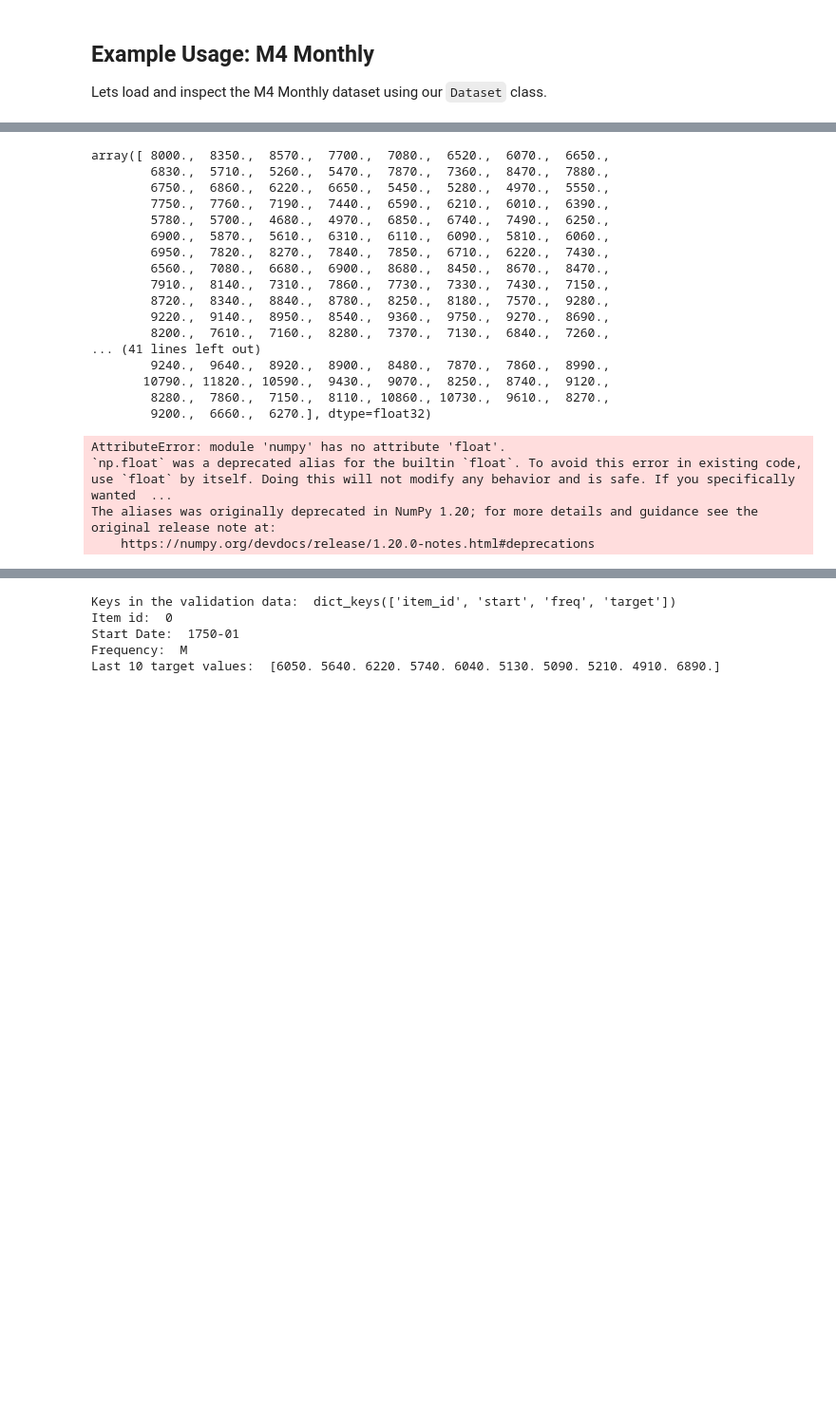
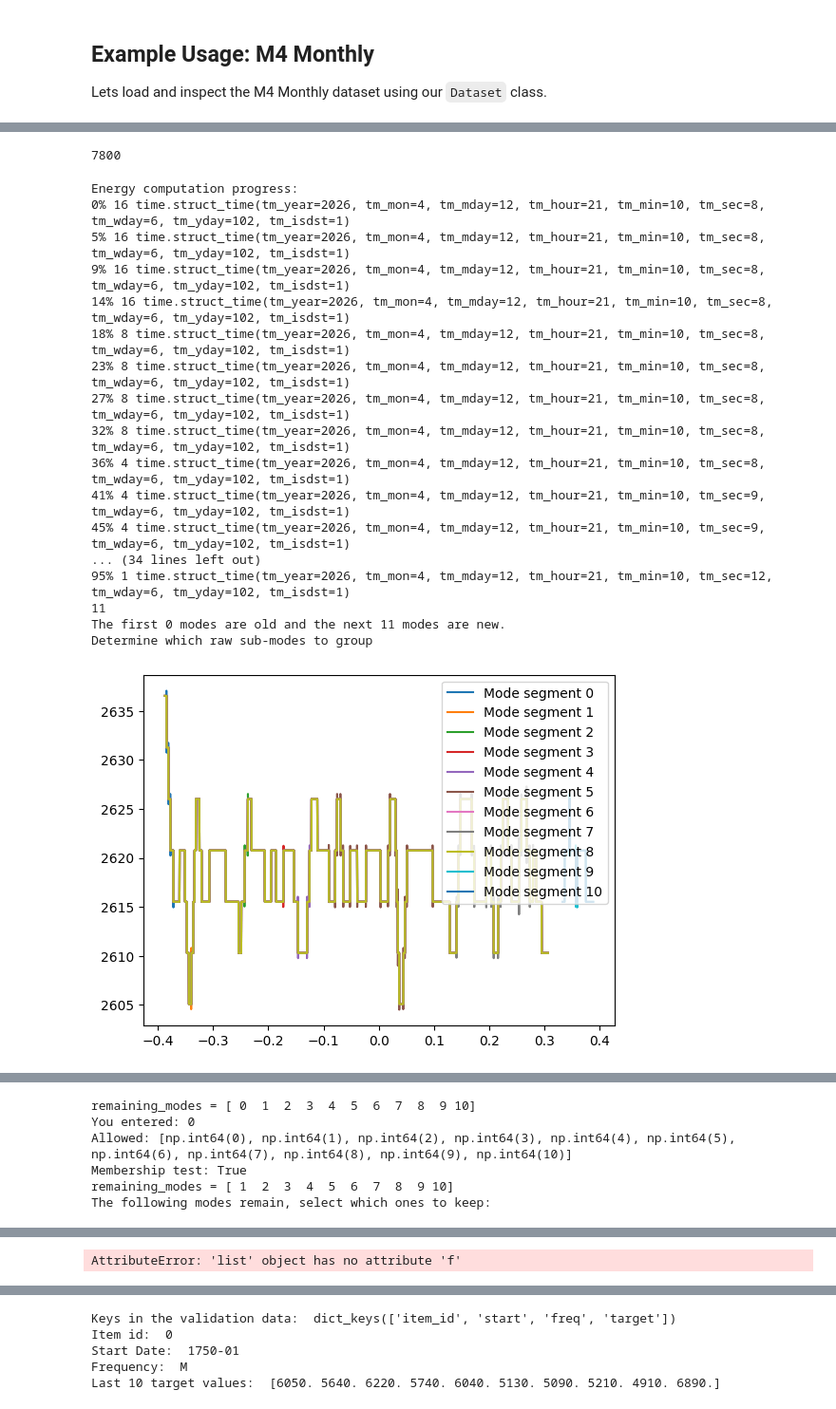
Before and after one commit to jonghyeon1998/KMD-Time-Series, a Jupyter notebook: experiments/dataset.ipynb, the cells around one changed output, grey strips where cells are left out. Shown at 95% size. Cells and saved outputs as stored; diff of their text form; code cells hidden in the pictures; blank space fills up the shorter version.

```diff
--- a/experiments/dataset.ipynb
+++ b/experiments/dataset.ipynb
@@ -100,7 +103,7 @@ Lets load and inspect the M4 Monthly dataset using our `Dataset` class.
 from gluonts.dataset.util import to_pandas
 import matplotlib.pyplot as plt
 
-ds_name = "m4_monthly"  # Name of the dataset
+ds_name = "solar/H"  # Name of the dataset
 to_univariate = False  # Whether to convert the data to univariate
 term = "short"  # Term of the dataset
 
@@ -139,34 +142,32 @@ Last 10 target values:  [ 7860.  7150.  8110. 10860. 10730.  9610.  8270.  9200.
-# %%
-signal
-# %% [output]
-array([ 8000.,  8350.,  8570.,  7700.,  7080.,  6520.,  6070.,  6650.,
-        6830.,  5710.,  5260.,  5470.,  7870.,  7360.,  8470.,  7880.,
-        6750.,  6860.,  6220.,  6650.,  5450.,  5280.,  4970.,  5550.,
-        7750.,  7760.,  7190.,  7440.,  6590.,  6210.,  6010.,  6390.,
-        5780.,  5700.,  4680.,  4970.,  6850.,  6740.,  7490.,  6250.,
-        6900.,  5870.,  5610.,  6310.,  6110.,  6090.,  5810.,  6060.,
-        6950.,  7820.,  8270.,  7840.,  7850.,  6710.,  6220.,  7430.,
-        6560.,  7080.,  6680.,  6900.,  8680.,  8450.,  8670.,  8470.,
-        7910.,  8140.,  7310.,  7860.,  7730.,  7330.,  7430.,  7150.,
-        8720.,  8340.,  8840.,  8780.,  8250.,  8180.,  7570.,  9280.,
-        9220.,  9140.,  8950.,  8540.,  9360.,  9750.,  9270.,  8690.,
-        8200.,  7610.,  7160.,  8280.,  7370.,  7130.,  6840.,  7260.,
-... (41 lines left out)
-        9240.,  9640.,  8920.,  8900.,  8480.,  7870.,  7860.,  8990.,
-       10790., 11820., 10590.,  9430.,  9070.,  8250.,  8740.,  9120.,
-        8280.,  7860.,  7150.,  8110., 10860., 10730.,  9610.,  8270.,
-        9200.,  6660.,  6270.], dtype=float32)
+# %%
+signal = train_data['target']
+T_len = len(signal)
+print(T_len)
+# %% [output]
+7800
 # %%
-signal = train_data['target']
-T_len = len(signal)
-t_mesh = np.arange(T_len, dtype=float)
+t_mesh = np.arange(T_len, dtype=float)/10000
 wave_params = ['unk',15]
 alpha = 25.0
 
 
 Comp_data_full, wp = KMD_lib.semimanual_maxpool_peel2(signal, wave_params, alpha, t_mesh, 0.003, 0.1, ref_fin=True)
 # %% [output]
-AttributeError: module 'numpy' has no attribute 'float'.
-`np.float` was a deprecated alias for the builtin `float`. To avoid this error in existing code, use `float` by itself. Doing this will not modify any behavior and is safe. If you specifically wanted  ...
-The aliases was originally deprecated in NumPy 1.20; for more details and guidance see the original release note at:
-    https://numpy.org/devdocs/release/1.20.0-notes.html#deprecations
+Energy computation progress:
+0% 16 time.struct_time(tm_year=2026, tm_mon=4, tm_mday=12, tm_hour=21, tm_min=10, tm_sec=8, tm_wday=6, tm_yday=102, tm_isdst=1)
+5% 16 time.struct_time(tm_year=2026, tm_mon=4, tm_mday=12, tm_hour=21, tm_min=10, tm_sec=8, tm_wday=6, tm_yday=102, tm_isdst=1)
+9% 16 time.struct_time(tm_year=2026, tm_mon=4, tm_mday=12, tm_hour=21, tm_min=10, tm_sec=8, tm_wday=6, tm_yday=102, tm_isdst=1)
+14% 16 time.struct_time(tm_year=2026, tm_mon=4, tm_mday=12, tm_hour=21, tm_min=10, tm_sec=8, tm_wday=6, tm_yday=102, tm_isdst=1)
+18% 8 time.struct_time(tm_year=2026, tm_mon=4, tm_mday=12, tm_hour=21, tm_min=10, tm_sec=8, tm_wday=6, tm_yday=102, tm_isdst=1)
+23% 8 time.struct_time(tm_year=2026, tm_mon=4, tm_mday=12, tm_hour=21, tm_min=10, tm_sec=8, tm_wday=6, tm_yday=102, tm_isdst=1)
+27% 8 time.struct_time(tm_year=2026, tm_mon=4, tm_mday=12, tm_hour=21, tm_min=10, tm_sec=8, tm_wday=6, tm_yday=102, tm_isdst=1)
+32% 8 time.struct_time(tm_year=2026, tm_mon=4, tm_mday=12, tm_hour=21, tm_min=10, tm_sec=8, tm_wday=6, tm_yday=102, tm_isdst=1)
+36% 4 time.struct_time(tm_year=2026, tm_mon=4, tm_mday=12, tm_hour=21, tm_min=10, tm_sec=8, tm_wday=6, tm_yday=102, tm_isdst=1)
+41% 4 time.struct_time(tm_year=2026, tm_mon=4, tm_mday=12, tm_hour=21, tm_min=10, tm_sec=9, tm_wday=6, tm_yday=102, tm_isdst=1)
+45% 4 time.struct_time(tm_year=2026, tm_mon=4, tm_mday=12, tm_hour=21, tm_min=10, tm_sec=9, tm_wday=6, tm_yday=102, tm_isdst=1)
+... (34 lines left out)
+95% 1 time.struct_time(tm_year=2026, tm_mon=4, tm_mday=12, tm_hour=21, tm_min=10, tm_sec=12, tm_wday=6, tm_yday=102, tm_isdst=1)
+11
+The first 0 modes are old and the next 11 modes are new.
+Determine which raw sub-modes to group
+[figure, added]
@@ -172,0 +175,6 @@ The aliases was originally deprecated in NumPy 1.20; for more details and guidan
+remaining_modes = [ 0  1  2  3  4  5  6  7  8  9 10]
+You entered: 0
+Allowed: [np.int64(0), np.int64(1), np.int64(2), np.int64(3), np.int64(4), np.int64(5), np.int64(6), np.int64(7), np.int64(8), np.int64(9), np.int64(10)]
+Membership test: True
+remaining_modes = [ 1  2  3  4  5  6  7  8  9 10]
+The following modes remain, select which ones to keep:
@@ -172,0 +210 @@ The aliases was originally deprecated in NumPy 1.20; for more details and guidan
+AttributeError: 'list' object has no attribute 'f'
```
Also changed, not shown: parts of 7 cells of this notebook.
